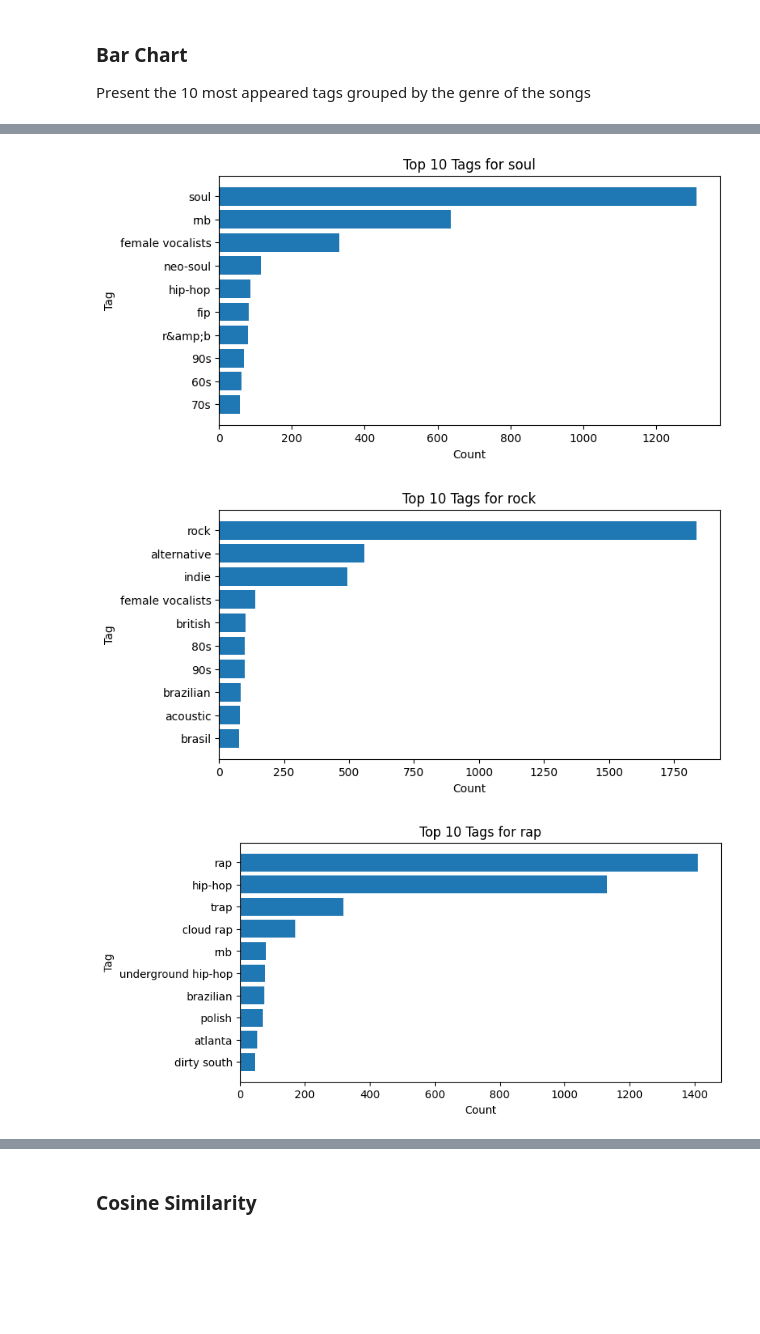
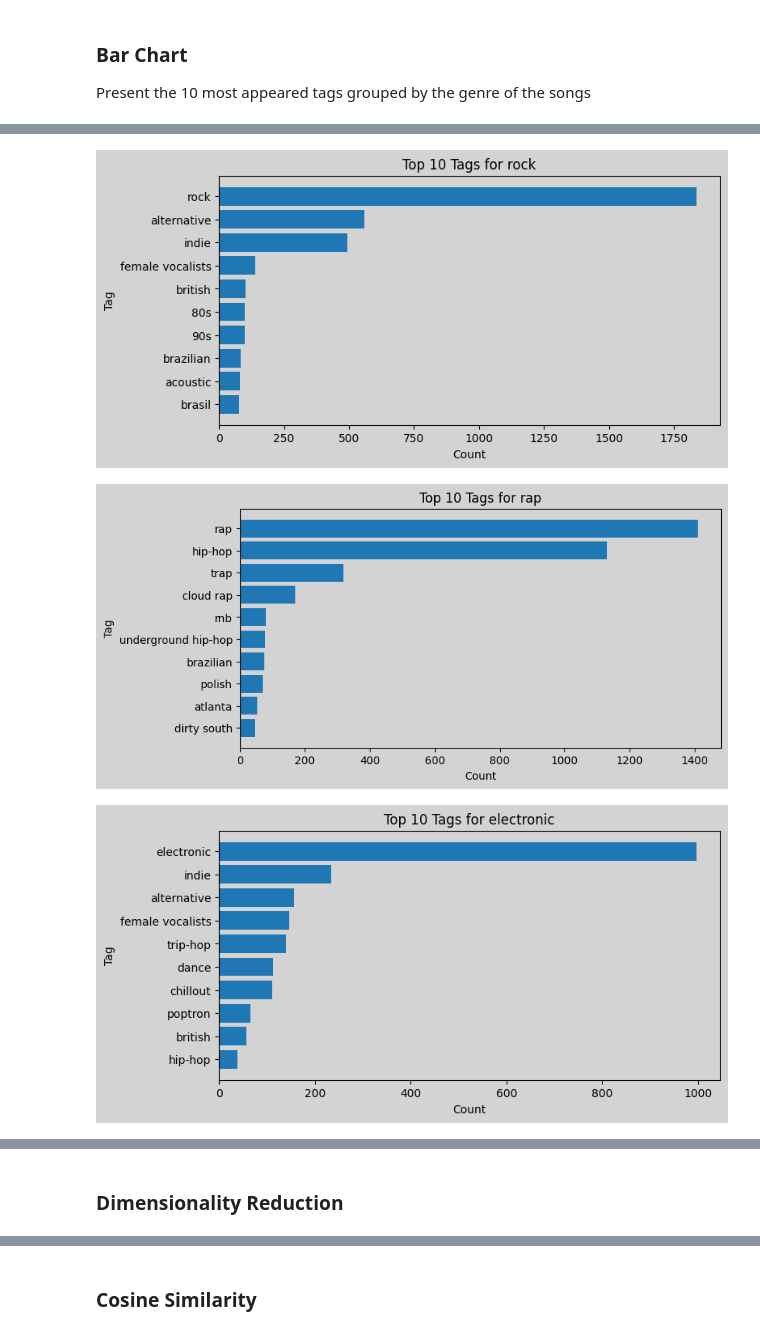
Before and after one commit to Oiko8/Multimodal-Music-Analysis, a Jupyter notebook: part1(oiko).ipynb, the cells around one changed output, grey strips where cells are left out. Drawn from its saved outputs; the diff is of its cells as text; code cells hidden in the pictures; blank space fills up the shorter version.

```diff
--- a/part1(oiko).ipynb
+++ b/part1(oiko).ipynb
@@ -36,7 +36,8 @@ import matplotlib.pyplot as plt
 - In case the file already exists, the next sections are skipped automatically
 # %%
 def keep_top_n(df, column, n):
-    top_values = df[column].value_counts().head(n).index.to_list()
+    top_values = df[column].value_counts().head(n+1).index.to_list()[1:n+1]
+    # print(f"Top {n} values in column '{column}': {top_values}")
     filtered_df = df[df[column].isin(top_values)]
     return filtered_df
 # %%
@@ -343,9 +310,10 @@ for genre in data['genres'].unique():
 
     tags, counts = zip(*top_tags)
 
-    plt.figure(figsize=(8, 4))
+    plt.figure(figsize=(8, 4)).patch.set_facecolor('lightgray')
     plt.barh(tags, counts)
     plt.gca().invert_yaxis()
+    plt.gca().set_facecolor('lightgray')
     plt.title(f"Top 10 Tags for {genre}")
     plt.xlabel("Count")
     plt.ylabel("Tag")
@@ -355,3 +323,3 @@ for genre in data['genres'].unique():
-[figure, old version]
+[figure, new version]
-[figure, old version]
+[figure, new version]
-[figure, old version]
+[figure, new version]
@@ -358,0 +327,2 @@ for genre in data['genres'].unique():
+# %% [markdown]
+### **Dimensionality Reduction**
```
Also changed, not shown: parts of 24 cells of this notebook, 1 other file.
